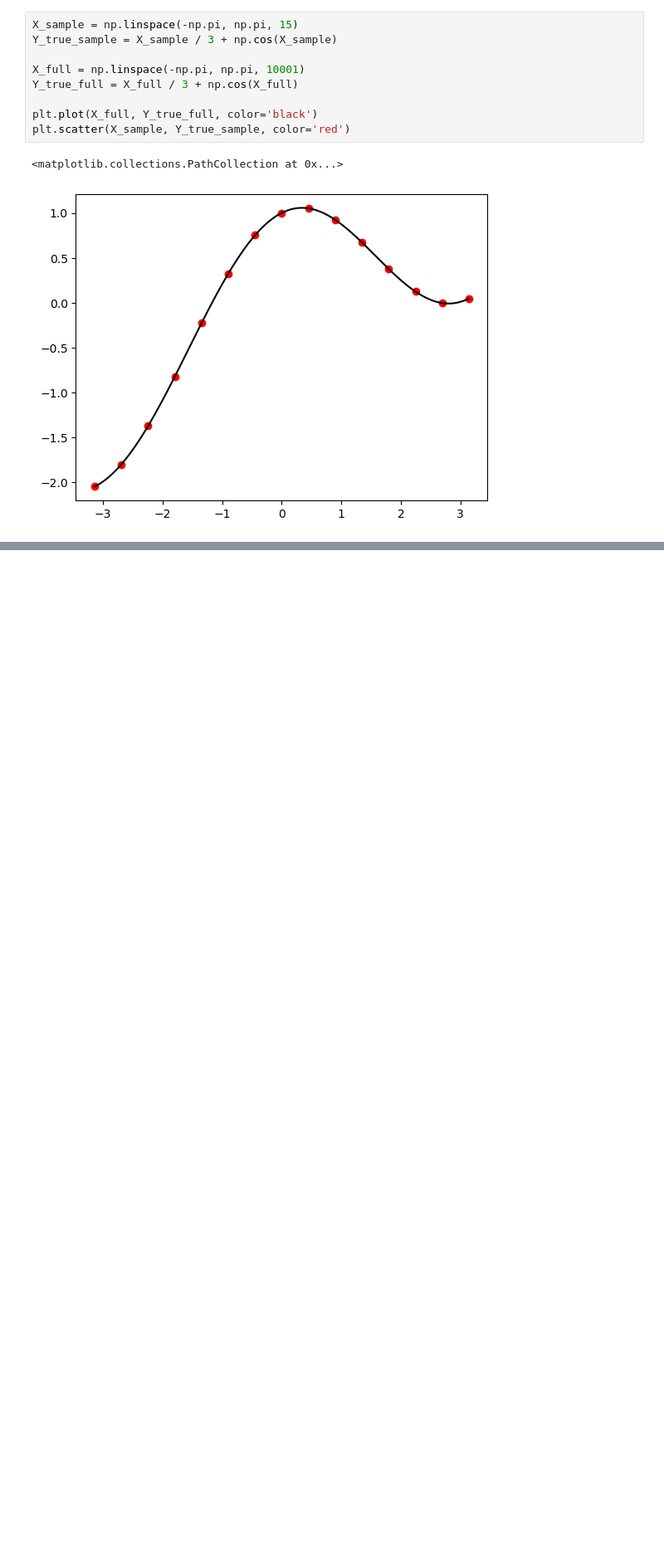
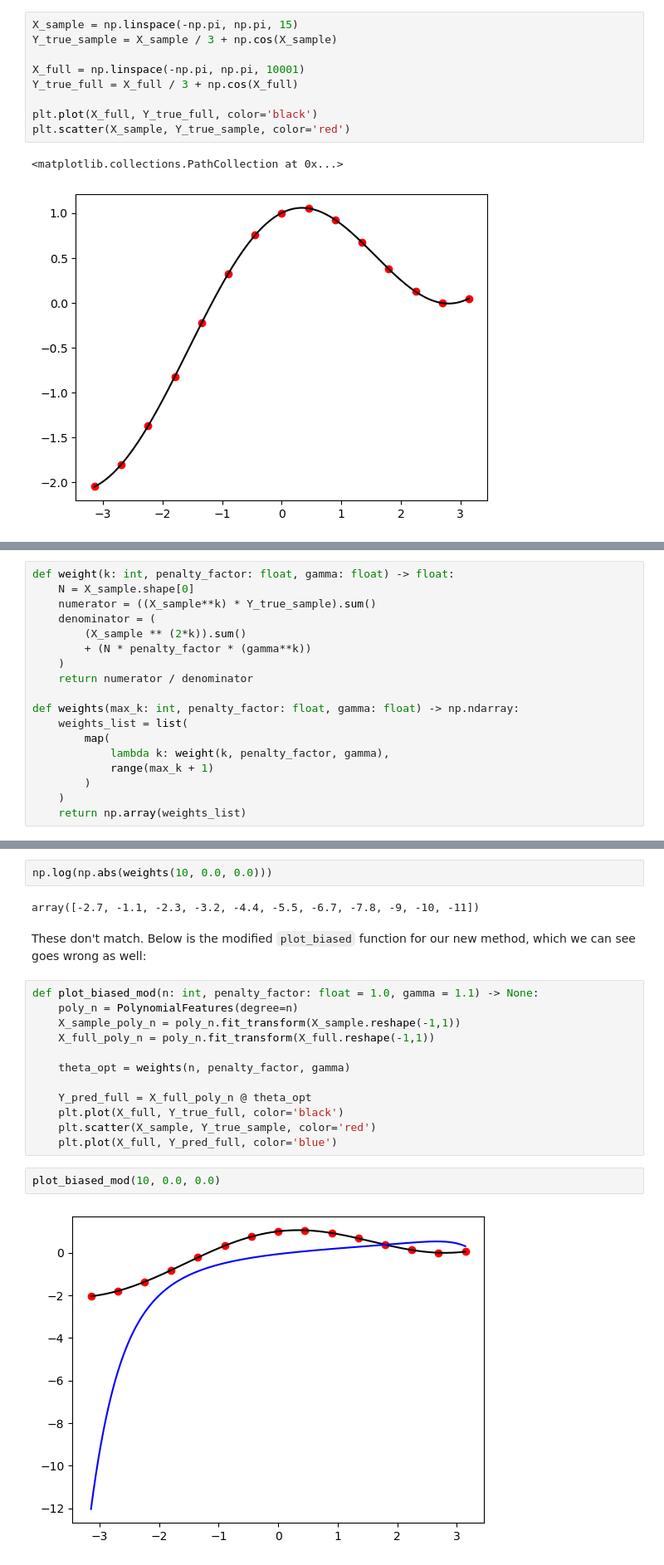
Before and after one commit to OllieHenry/overparametrized, a Jupyter notebook: demo.ipynb, the cells around one changed output, grey strips where cells are left out. Shown: that part at 83% size. Drawn from its saved outputs; the diff is of its cells as text; blank space fills up the shorter version.

Commit message:
Discuss adjusted loss function

```diff
--- a/demo.ipynb
+++ b/demo.ipynb
@@ -55,0 +175,18 @@ def plot_biased(n: int) -> None:
+# %%
+def weight(k: int, penalty_factor: float, gamma: float) -> float:
+    N = X_sample.shape[0]
+    numerator = ((X_sample**k) * Y_true_sample).sum()
+    denominator = (
+        (X_sample ** (2*k)).sum()
+        + (N * penalty_factor * (gamma**k))
+    )
+    return numerator / denominator
+
+def weights(max_k: int, penalty_factor: float, gamma: float) -> np.ndarray:
+    weights_list = list(
+        map(
+            lambda k: weight(k, penalty_factor, gamma),
+            range(max_k + 1)
+        )
+    )
+    return np.array(weights_list)
@@ -55,0 +206,22 @@ def plot_biased(n: int) -> None:
+# %%
+np.log(np.abs(weights(10, 0.0, 0.0)))
+# %% [output]
+array([-2.7, -1.1, -2.3, -3.2, -4.4, -5.5, -6.7, -7.8, -9, -10, -11])
+# %% [markdown]
+These don't match. Below is the modified `plot_biased` function for our new method, which we can see goes wrong as well:
+# %%
+def plot_biased_mod(n: int, penalty_factor: float = 1.0, gamma = 1.1) -> None:
+    poly_n = PolynomialFeatures(degree=n)
+    X_sample_poly_n = poly_n.fit_transform(X_sample.reshape(-1,1))
+    X_full_poly_n = poly_n.fit_transform(X_full.reshape(-1,1))
+
+    theta_opt = weights(n, penalty_factor, gamma)
+
+    Y_pred_full = X_full_poly_n @ theta_opt
+    plt.plot(X_full, Y_true_full, color='black')
+    plt.scatter(X_sample, Y_true_sample, color='red')
+    plt.plot(X_full, Y_pred_full, color='blue')
+# %%
+plot_biased_mod(10, 0.0, 0.0)
+# %% [output]
+[figure, added]
```
Also changed, not shown: parts of 17 cells of this notebook, 2 other files.
